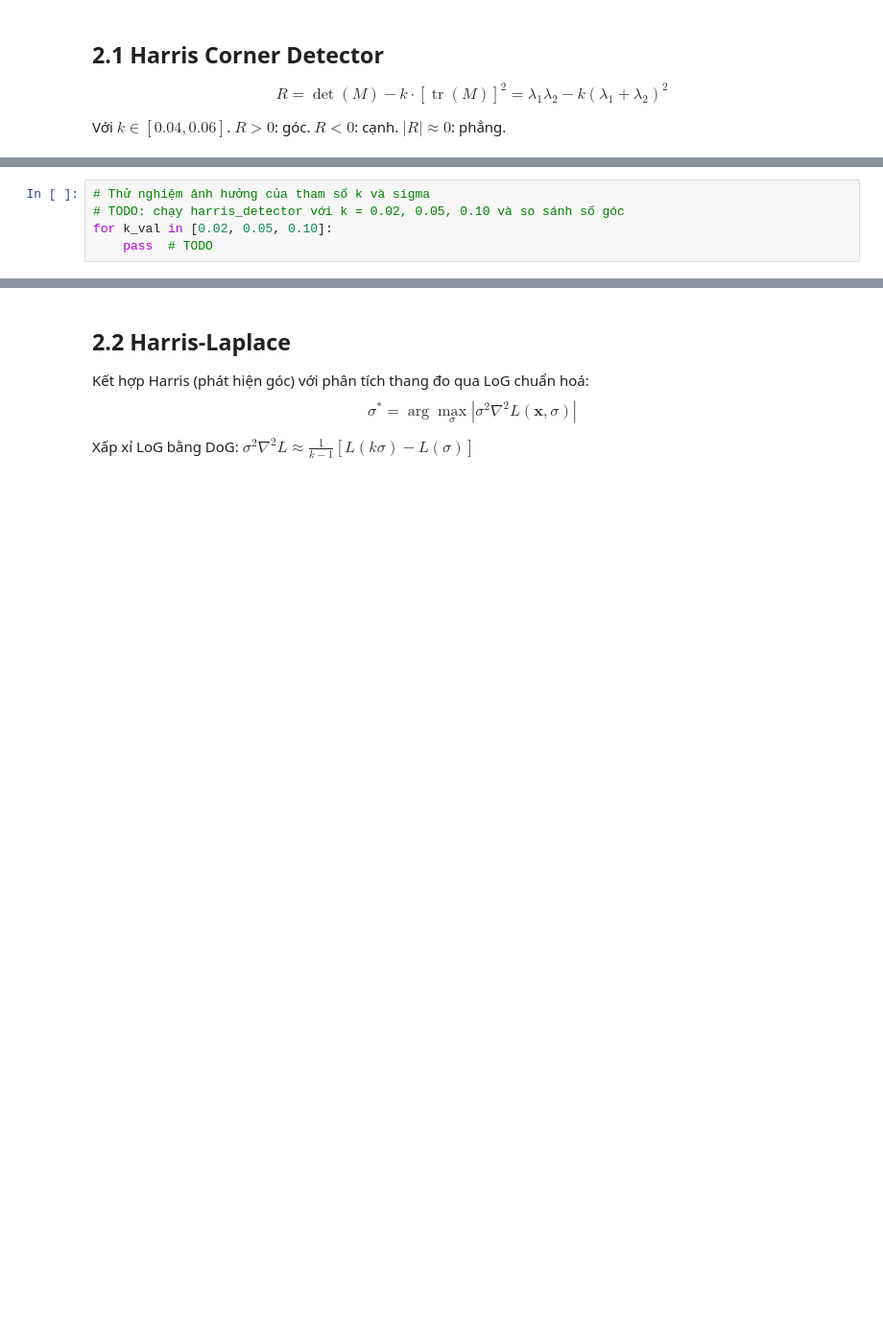
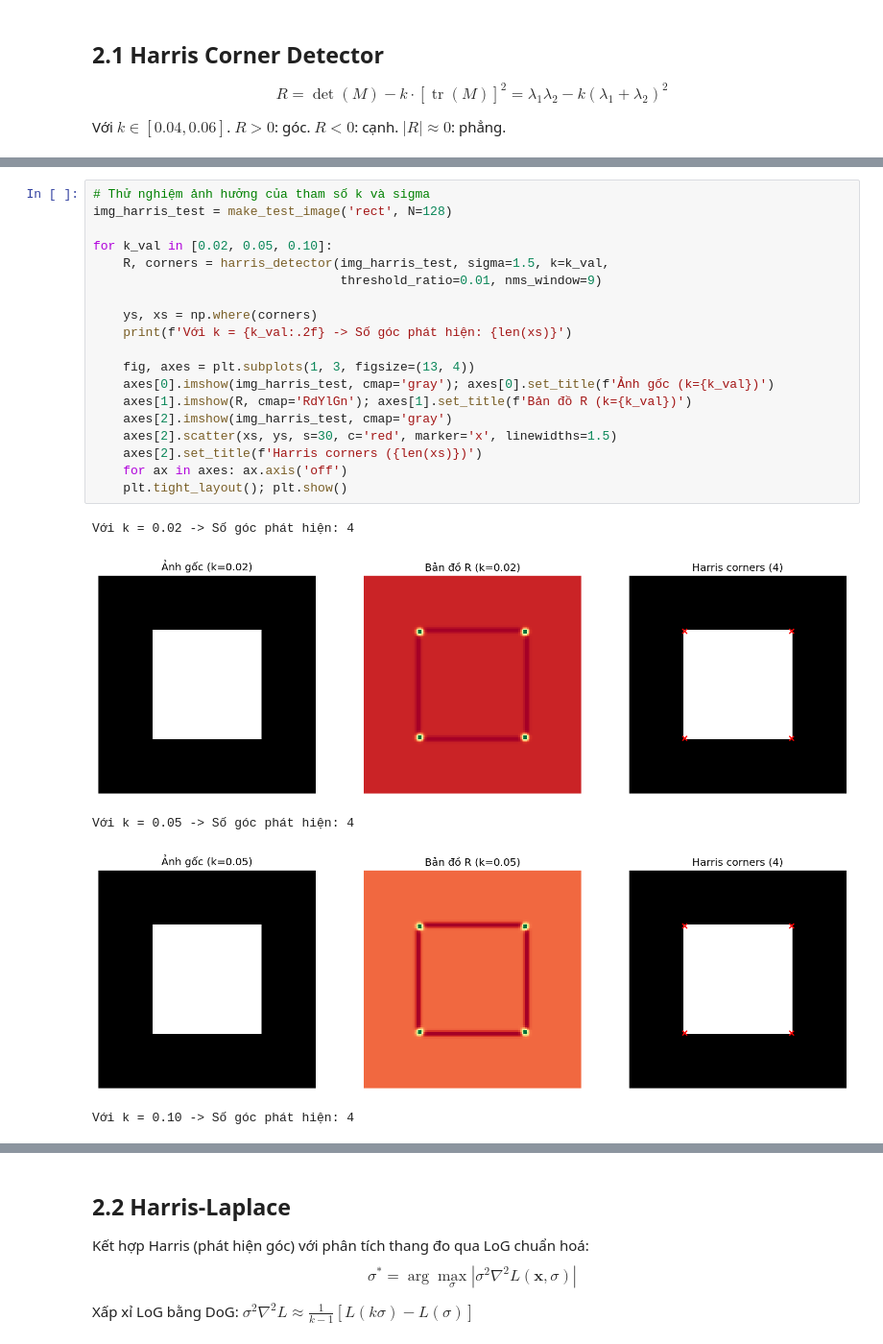
Before and after one commit to WangJung14/computer_vision, a Jupyter notebook: Week 3/assignment_starter-2.ipynb, the cells around one changed output, grey strips where cells are left out. Shown at 96% size. Saved outputs shown, nothing was run; the diff lists cells and outputs as text; blank space fills up the shorter version.

Commit message:
harris va harris-laplace bai 2

```diff
--- a/Week 3/assignment_starter-2.ipynb
+++ b/Week 3/assignment_starter-2.ipynb
@@ -461,5 +489,25 @@ plt.tight_layout(); plt.show()
-# %%
-# Thử nghiệm ảnh hưởng của tham số k và sigma
-# TODO: chạy harris_detector với k = 0.02, 0.05, 0.10 và so sánh số góc
-for k_val in [0.02, 0.05, 0.10]:
-    pass  # TODO
+# %%
+# Thử nghiệm ảnh hưởng của tham số k và sigma
+img_harris_test = make_test_image('rect', N=128)
+
+for k_val in [0.02, 0.05, 0.10]:
+    R, corners = harris_detector(img_harris_test, sigma=1.5, k=k_val,
+                                 threshold_ratio=0.01, nms_window=9)
+
+    ys, xs = np.where(corners)
+    print(f'Với k = {k_val:.2f} -> Số góc phát hiện: {len(xs)}')
+
+    fig, axes = plt.subplots(1, 3, figsize=(13, 4))
+    axes[0].imshow(img_harris_test, cmap='gray'); axes[0].set_title(f'Ảnh gốc (k={k_val})')
+    axes[1].imshow(R, cmap='RdYlGn'); axes[1].set_title(f'Bản đồ R (k={k_val})')
+    axes[2].imshow(img_harris_test, cmap='gray')
+    axes[2].scatter(xs, ys, s=30, c='red', marker='x', linewidths=1.5)
+    axes[2].set_title(f'Harris corners ({len(xs)})')
+    for ax in axes: ax.axis('off')
+    plt.tight_layout(); plt.show()
+# %% [output]
+Với k = 0.02 -> Số góc phát hiện: 4
+[figure, added]
+Với k = 0.05 -> Số góc phát hiện: 4
+[figure, added]
+Với k = 0.10 -> Số góc phát hiện: 4
```
Also changed, not shown: parts of 10 cells of this notebook.
